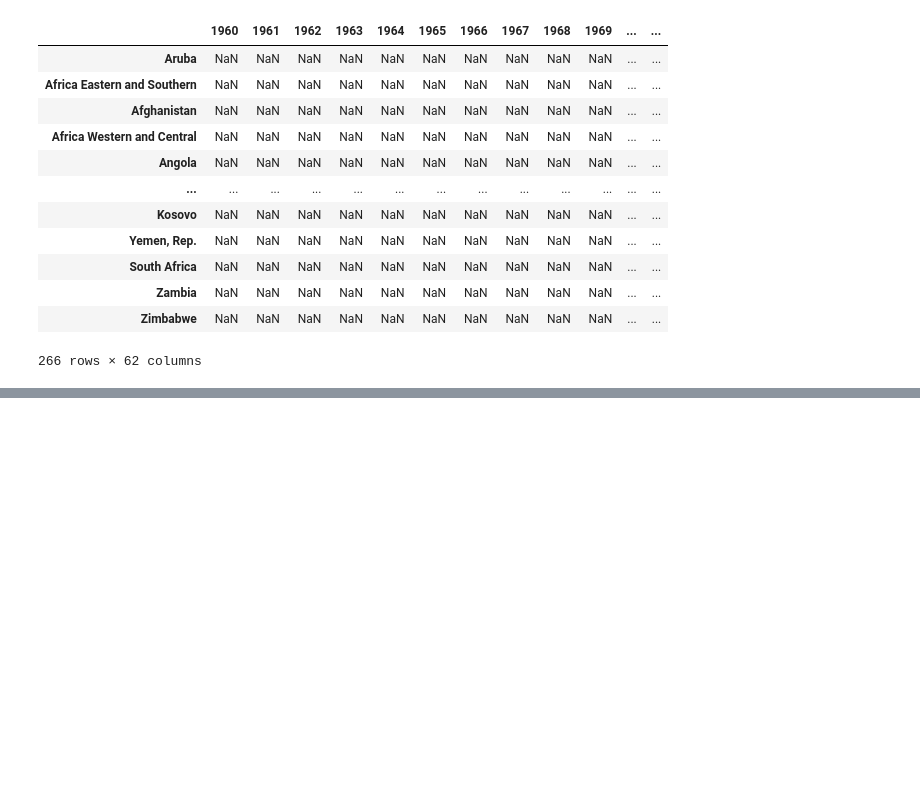
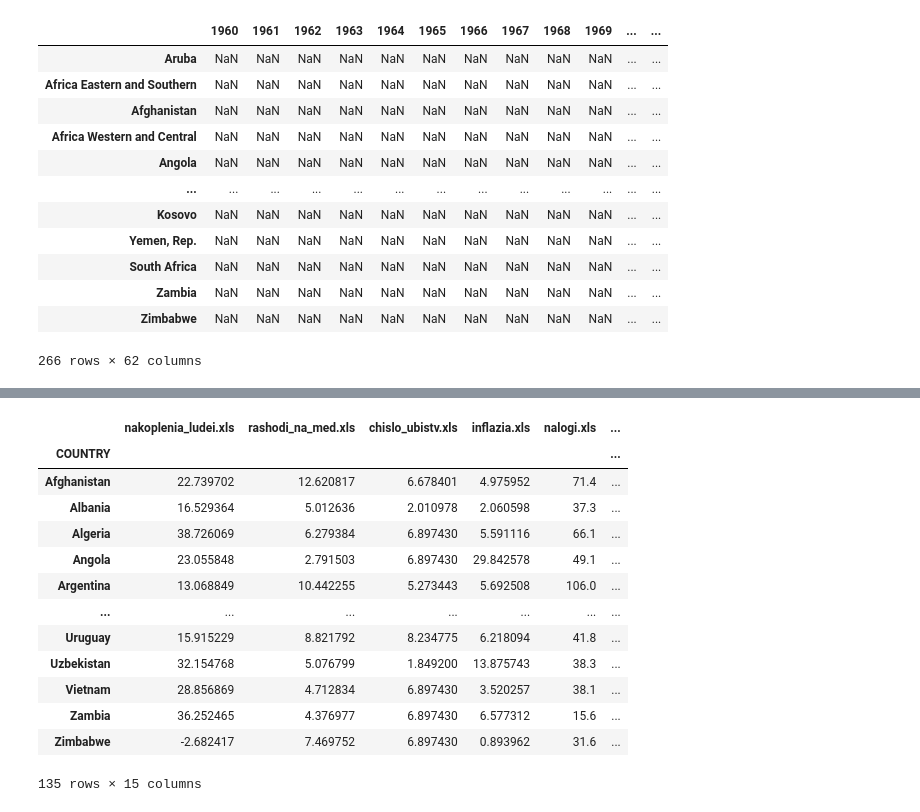
Before and after one commit to VsevolodZaostrovsky/EconometricsProject, a Jupyter notebook: to_table.ipynb, the cells around one changed output, grey strips where cells are left out. Saved outputs shown, nothing was run; the diff lists cells and outputs as text; code cells hidden in the pictures; blank space fills up the shorter version.

```diff
--- a/to_table.ipynb
+++ b/to_table.ipynb
@@ -165,0 +153,3 @@ GLOBAL_DATASET
+# %%
+for year in YEAR:
+    GLOBAL_DATASET_YEAR[year] = GLOBAL_DATASET_YEAR[year].loc[np.intersect1d(GLOBAL_DATASET_YEAR[year].index.tolist(), sample_2.index.tolist()), :]
@@ -165,0 +172,3 @@ GLOBAL_DATASET
+# %%
+for year in YEAR:
+    GLOBAL_DATASET_YEAR[year] = GLOBAL_DATASET_YEAR[year].fillna(GLOBAL_DATASET_YEAR[year].mean())
@@ -165,0 +191,29 @@ GLOBAL_DATASET
+# %%
+for year in YEAR:
+    GLOBAL_DATASET_YEAR[year].index.name = "COUNTRY"
+    GLOBAL_DATASET_YEAR[year].drop(["Congo (Brazzaville)","Russia", "Slovakia",
+                     "Somalia", "South Korea", "Syria",
+                     "Taiwan Province of China", "Turkey", "Venezuela",
+                     "Yemen", "Congo (Kinshasa)", "Czech Republic", "Egypt",
+                    "China", "Iran", "Ivory Coast", "Kyrgyzstan",
+                     "Macedonia", "North Cyprus", "Palestinian Territories"], axis=0, inplace=True)
+# %%
+for year in YEAR:
+    GLOBAL_DATASET_YEAR[year]["YEAR"] = year*np.ones(len(GLOBAL_DATASET_YEAR[year]), dtype=int)
+# %%
+GLOBAL_DATASET_YEAR[2017]
+# %% [output]
+|  | nakoplenia_ludei.xls | rashodi_na_med.xls | chislo_ubistv.xls | inflazia.xls | nalogi.xls | ... |
+| COUNTRY |  |  |  |  |  | ... |
+| Afghanistan | 22.739702 | 12.620817 | 6.678401 | 4.975952 | 71.4 | ... |
+| Albania | 16.529364 | 5.012636 | 2.010978 | 2.060598 | 37.3 | ... |
+| Algeria | 38.726069 | 6.279384 | 6.897430 | 5.591116 | 66.1 | ... |
+| Angola | 23.055848 | 2.791503 | 6.897430 | 29.842578 | 49.1 | ... |
+| Argentina | 13.068849 | 10.442255 | 5.273443 | 5.692508 | 106.0 | ... |
+| ... | ... | ... | ... | ... | ... | ... |
+| Uruguay | 15.915229 | 8.821792 | 8.234775 | 6.218094 | 41.8 | ... |
+| Uzbekistan | 32.154768 | 5.076799 | 1.849200 | 13.875743 | 38.3 | ... |
+| Vietnam | 28.856869 | 4.712834 | 6.897430 | 3.520257 | 38.1 | ... |
+| Zambia | 36.252465 | 4.376977 | 6.897430 | 6.577312 | 15.6 | ... |
+| Zimbabwe | -2.682417 | 7.469752 | 6.897430 | 0.893962 | 31.6 | ... |
+135 rows × 15 columns
```
Also changed, not shown: parts of 11 cells of this notebook, 3 other files.
